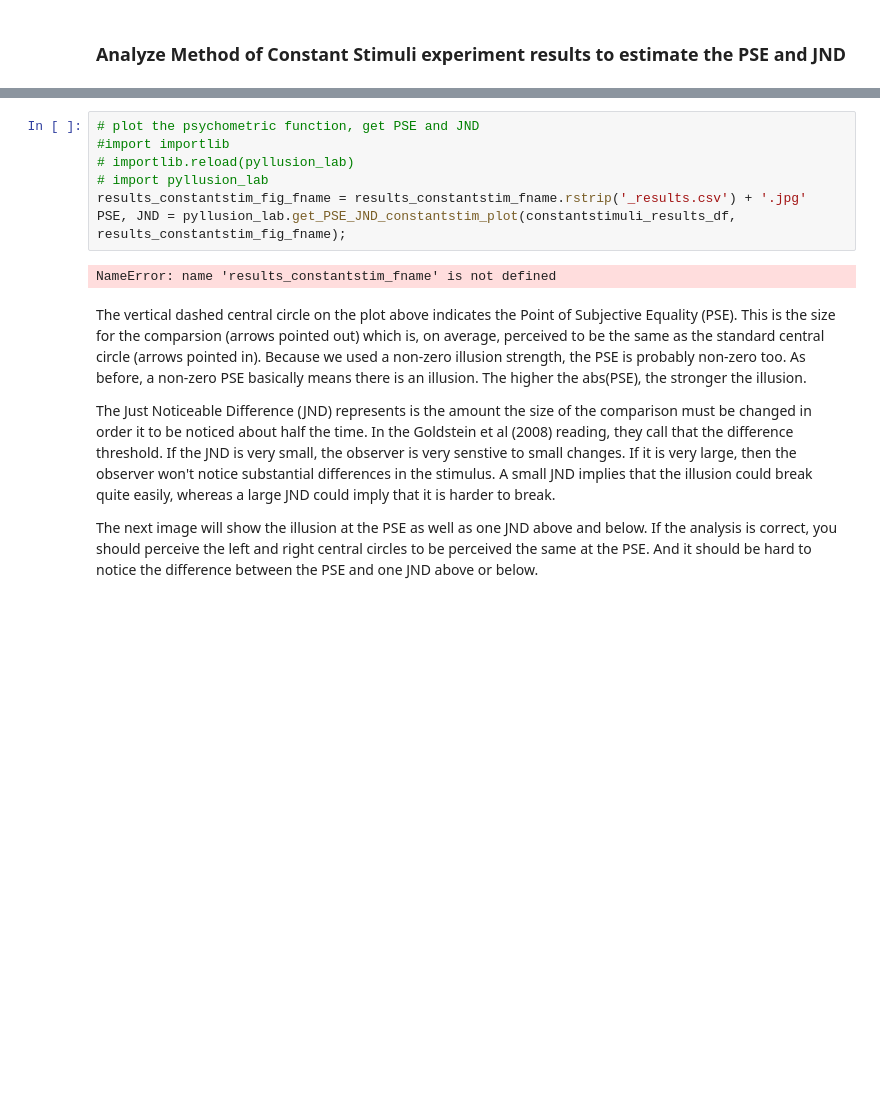
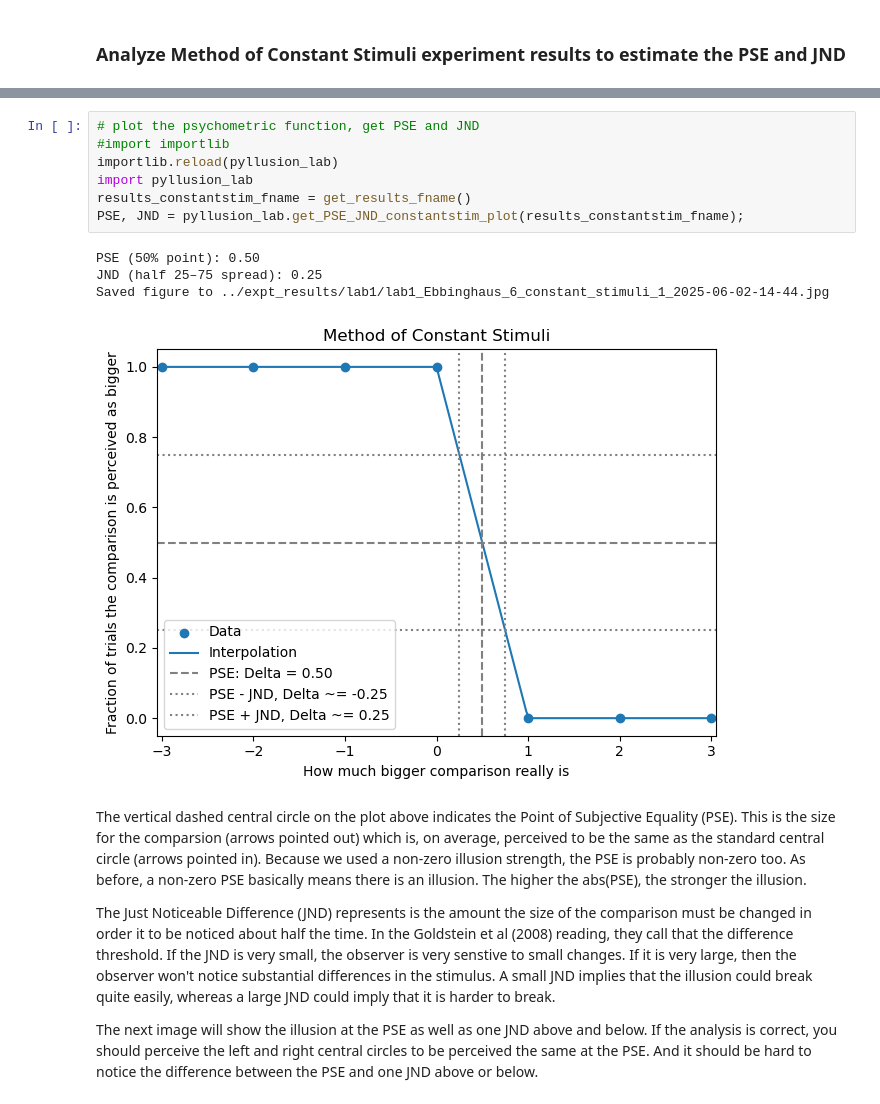
Before and after one commit to ahna/illusion-lab, a Jupyter notebook: Lab1.ipynb, the cells around one changed output, grey strips where cells are left out. Drawn from its saved outputs; the diff is of its cells as text; blank space fills up the shorter version.

```diff
--- a/Lab1.ipynb
+++ b/Lab1.ipynb
@@ -240,12 +242,15 @@ constantstimuli_results_df.head()
 # %%
 # plot the psychometric function, get PSE and JND
 #import importlib
-# importlib.reload(pyllusion_lab)
-# import pyllusion_lab
-results_constantstim_fig_fname = results_constantstim_fname.rstrip('_results.csv') + '.jpg'
-PSE, JND = pyllusion_lab.get_PSE_JND_constantstim_plot(constantstimuli_results_df, results_constantstim_fig_fname);
+importlib.reload(pyllusion_lab)
+import pyllusion_lab
+results_constantstim_fname = get_results_fname()
+PSE, JND = pyllusion_lab.get_PSE_JND_constantstim_plot(results_constantstim_fname);
 # %% [output]
-NameError: name 'results_constantstim_fname' is not defined
+PSE (50% point): 0.50
+JND (half 25–75 spread): 0.25
+Saved figure to ../expt_results/lab1/lab1_Ebbinghaus_6_constant_stimuli_1_2025-06-02-14-44.jpg
+[figure, added]
 # %% [markdown]
 The vertical dashed central circle on the plot above indicates the Point of Subjective Equality (PSE). This is the size for the comparsion (arrows pointed out) which is, on average, perceived to be the same as the standard central circle (arrows pointed in). Because we used a non-zero illusion strength, the PSE is probably non-zero too. As before, a non-zero PSE basically means there is an illusion. The higher the abs(PSE), the stronger the illusion.
 
```
Also changed, not shown: parts of 6 cells of this notebook, 1 other file.
